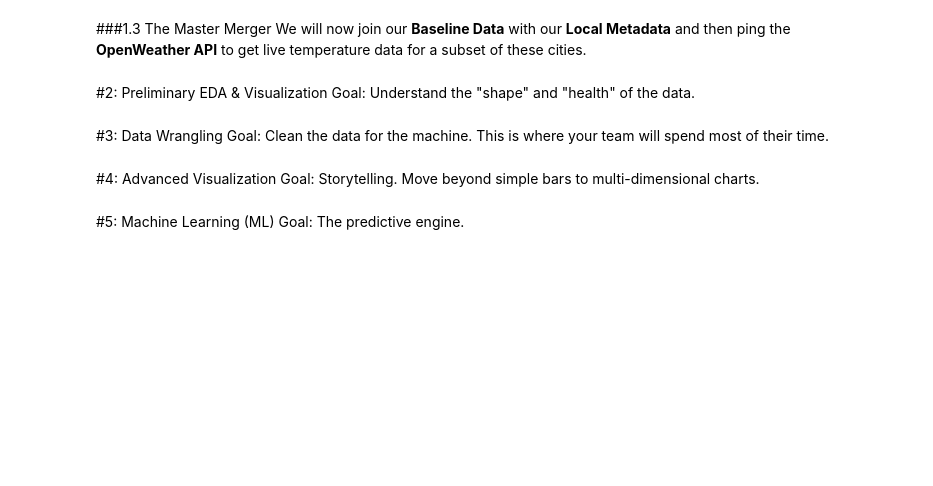
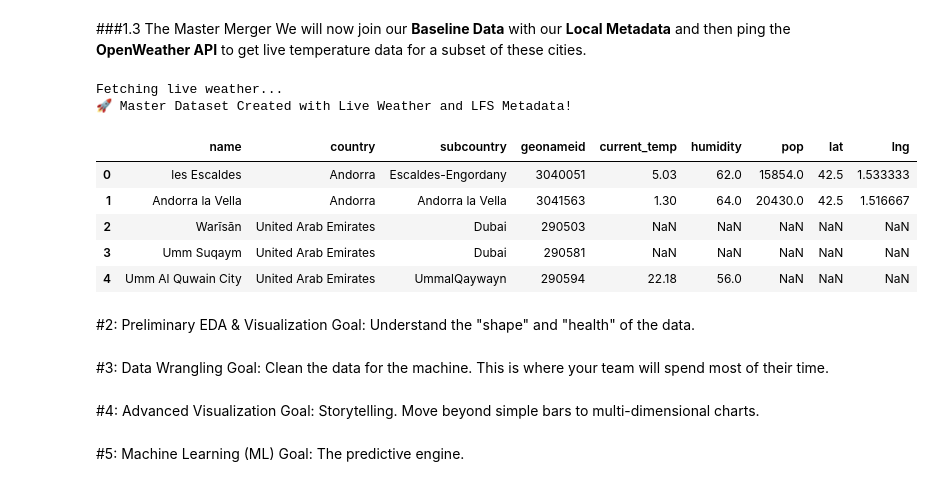
Before and after one commit to LiamDuero03/DS-Society-Project, a Jupyter notebook: Full-Project.ipynb, the cells around one changed output. Saved outputs shown, nothing was run; the diff lists cells and outputs as text; code cells hidden in the pictures; blank space fills up the shorter version.

```diff
--- a/Full-Project.ipynb
+++ b/Full-Project.ipynb
@@ -67,7 +67,7 @@ Instead of manual uploads, we pull our "internal" population data directly from
 # %%
 # 3. SOURCE B: GitHub-Hosted CSV
 # Note: GitHub LFS files also work with the 'raw' URL structure.
-GITHUB_CSV_URL = "https://raw.githubusercontent.com/liamDuero03/DS-Society-Project/main/worldcitiespop.csv"
+GITHUB_CSV_URL = "https://media.githubusercontent.com/media/LiamDuero03/DS-Society-Project/refs/heads/main/worldcitiespop.csv"
 
 try:
     # We use low_memory=False because large CSVs often have mixed data types in columns
@@ -93,32 +97,47 @@ IndexError: list index out of range
 ###1.3 The Master Merger
 We will now join our **Baseline Data** with our **Local Metadata** and then ping the **OpenWeather API** to get live temperature data for a subset of these cities.
 # %%
-# 1. Take a sample of 10 cities
+# 1. Take a sample of 10 cities from your public dataset
 master_df = cities_df.head(10).copy()
 
 # 2. Add Live API Data
 print("Fetching live weather...")
 weather_results = [fetch_weather(city) for city in master_df['name']]
 
-# Extract values safely
+# Extract values safely (matching the dictionary keys from your fetch_weather function)
 master_df['current_temp'] = [w['temp'] if w else None for w in weather_results]
 master_df['humidity'] = [w['humidity'] if w else None for w in weather_results]
 
+# --- PREP FOR MERGE ---
+# We make the joining columns identical (lowercase and stripped of spaces)
+master_df['name_join'] = master_df['name'].astype(str).str.strip().str.lower()
+# Note: internal_metadata_df['city'] was already lowercased in the previous step
+
 # 3. THE MERGER
-# We match 'name' (from public CSV) with 'City' (from your large CSV)
+# We match 'name_join' with 'city'
 master_df = pd.merge(
     master_df,
-    internal_metadata_df[['City', 'Population', 'Latitude', 'Longitude']],
-    left_on='name',
-    right_on='City',
+    internal_metadata_df[['city', 'pop', 'lat', 'lng']],
+    left_on='name_join',
+    right_on='city',
     how='left'
 )
 
-# Clean up: remove the duplicate 'City' column created by the merge
-master_df = master_df.drop(columns=['City'])
+# 4. CLEAN UP
+# Remove the helper join columns to keep the dataframe pretty
+master_df = master_df.drop(columns=['name_join', 'city'])
 
 print("🚀 Master Dataset Created with Live Weather and LFS Metadata!")
 master_df.head()
+# %% [output]
+Fetching live weather...
+🚀 Master Dataset Created with Live Weather and LFS Metadata!
+|  | name | country | subcountry | geonameid | current_temp | humidity | pop | lat | lng |
+| 0 | les Escaldes | Andorra | Escaldes-Engordany | 3040051 | 5.03 | 62.0 | 15854.0 | 42.5 | 1.533333 |
+| 1 | Andorra la Vella | Andorra | Andorra la Vella | 3041563 | 1.30 | 64.0 | 20430.0 | 42.5 | 1.516667 |
+| 2 | Warīsān | United Arab Emirates | Dubai | 290503 | NaN | NaN | NaN | NaN | NaN |
+| 3 | Umm Suqaym | United Arab Emirates | Dubai | 290581 | NaN | NaN | NaN | NaN | NaN |
+| 4 | Umm Al Quwain City | United Arab Emirates | UmmalQaywayn | 290594 | 22.18 | 56.0 | NaN | NaN | NaN |
 # %% [markdown]
 #2: Preliminary EDA & Visualization
 Goal: Understand the "shape" and "health" of the data.
```
Also changed, not shown: parts of 1 cell of this notebook.
